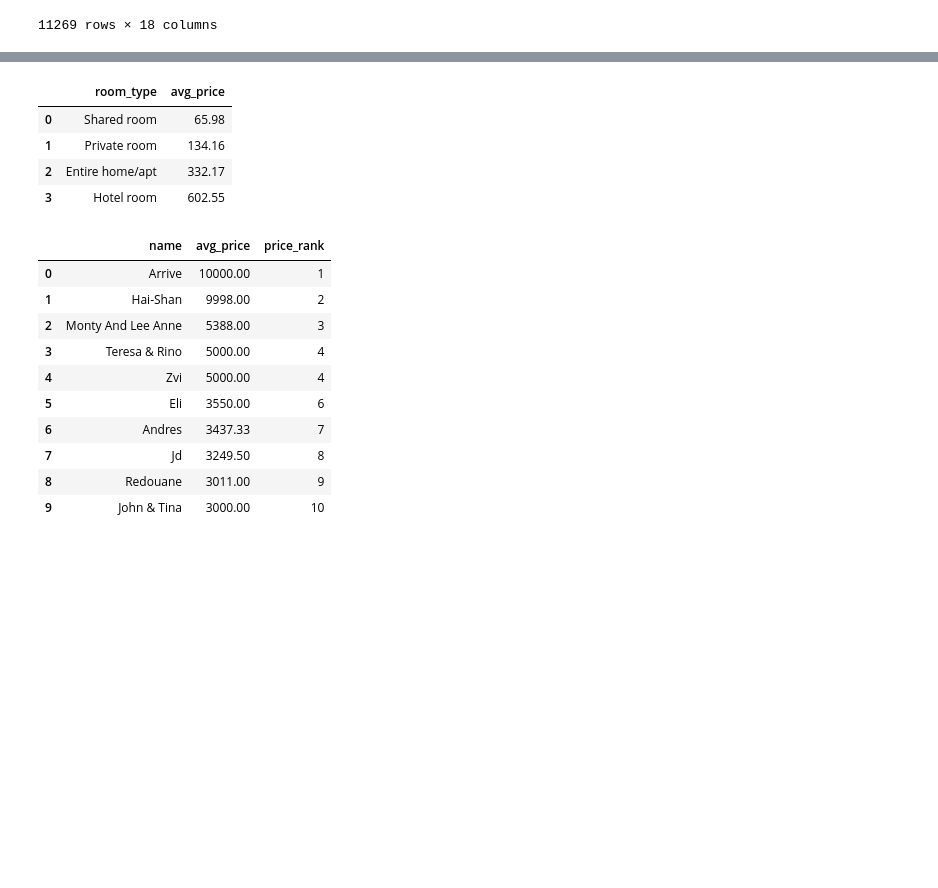
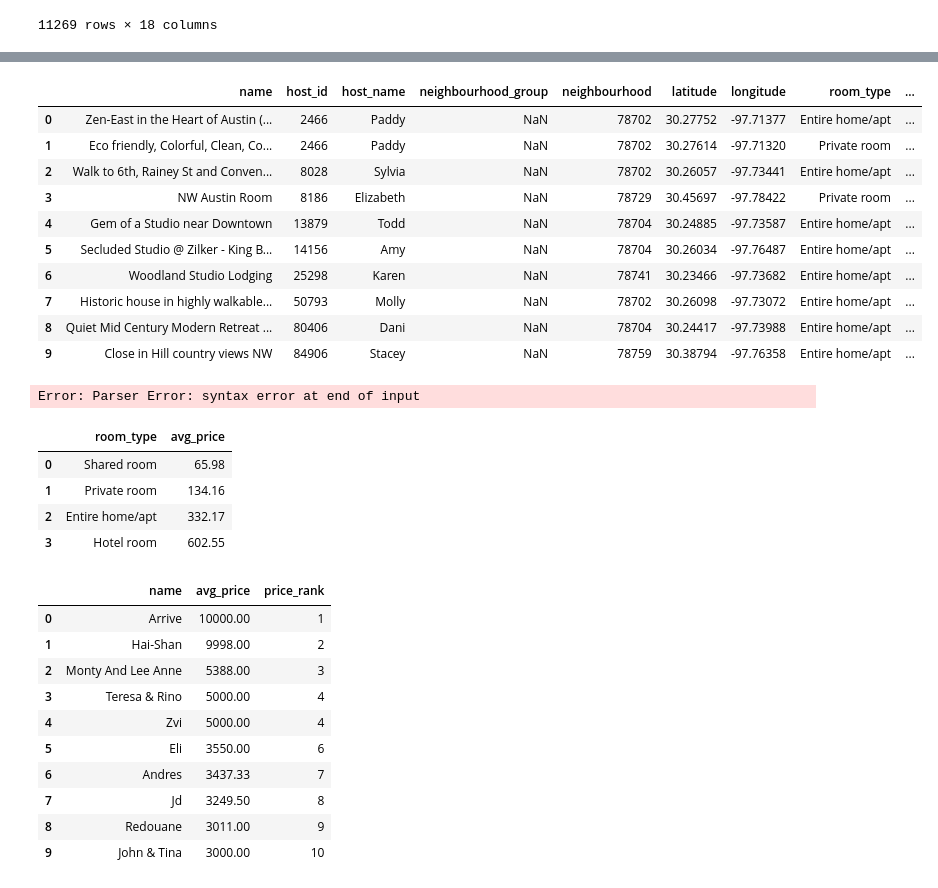
Before and after one commit to Yam-ghub/Airbnb_Datanalysis, a Jupyter notebook: notebook.ipynb, the cells around one changed output, grey strips where cells are left out. Drawn from its saved outputs; the diff is of its cells as text; code cells hidden in the pictures; blank space fills up the shorter version.

```diff
--- a/notebook.ipynb
+++ b/notebook.ipynb
@@ -104,3 +127,25 @@ SELECT * FROM 'data/listings_austin.csv'
+# %%
+SELECT *
+FROM austin
+LIMIT 10
+# %% [output]
+|  | name | host_id | host_name | neighbourhood_group | neighbourhood | latitude | longitude | room_type | ... |
+| 0 | Zen-East in the Heart of Austin (... | 2466 | Paddy | NaN | 78702 | 30.27752 | -97.71377 | Entire home/apt | ... |
+| 1 | Eco friendly, Colorful, Clean, Co... | 2466 | Paddy | NaN | 78702 | 30.27614 | -97.71320 | Private room | ... |
+| 2 | Walk to 6th, Rainey St and Conven... | 8028 | Sylvia | NaN | 78702 | 30.26057 | -97.73441 | Entire home/apt | ... |
+| 3 | NW Austin Room | 8186 | Elizabeth | NaN | 78729 | 30.45697 | -97.78422 | Private room | ... |
+| 4 | Gem of a Studio near Downtown | 13879 | Todd | NaN | 78704 | 30.24885 | -97.73587 | Entire home/apt | ... |
+| 5 | Secluded Studio @ Zilker - King B... | 14156 | Amy | NaN | 78704 | 30.26034 | -97.76487 | Entire home/apt | ... |
+| 6 | Woodland Studio Lodging | 25298 | Karen | NaN | 78741 | 30.23466 | -97.73682 | Entire home/apt | ... |
+| 7 | Historic house in highly walkable... | 50793 | Molly | NaN | 78702 | 30.26098 | -97.73072 | Entire home/apt | ... |
+| 8 | Quiet Mid Century Modern Retreat ... | 80406 | Dani | NaN | 78704 | 30.24417 | -97.73988 | Entire home/apt | ... |
+| 9 | Close in Hill country views NW | 84906 | Stacey | NaN | 78759 | 30.38794 | -97.76358 | Entire home/apt | ... |
+# %%
+SELECT *
+FROM 'data/listings_austin.csv'
+WHERE
+# %% [output]
+Error: Parser Error: syntax error at end of input
 # %%
 SELECT
 room_type,
```
Also changed, not shown: parts of 4 cells of this notebook.
